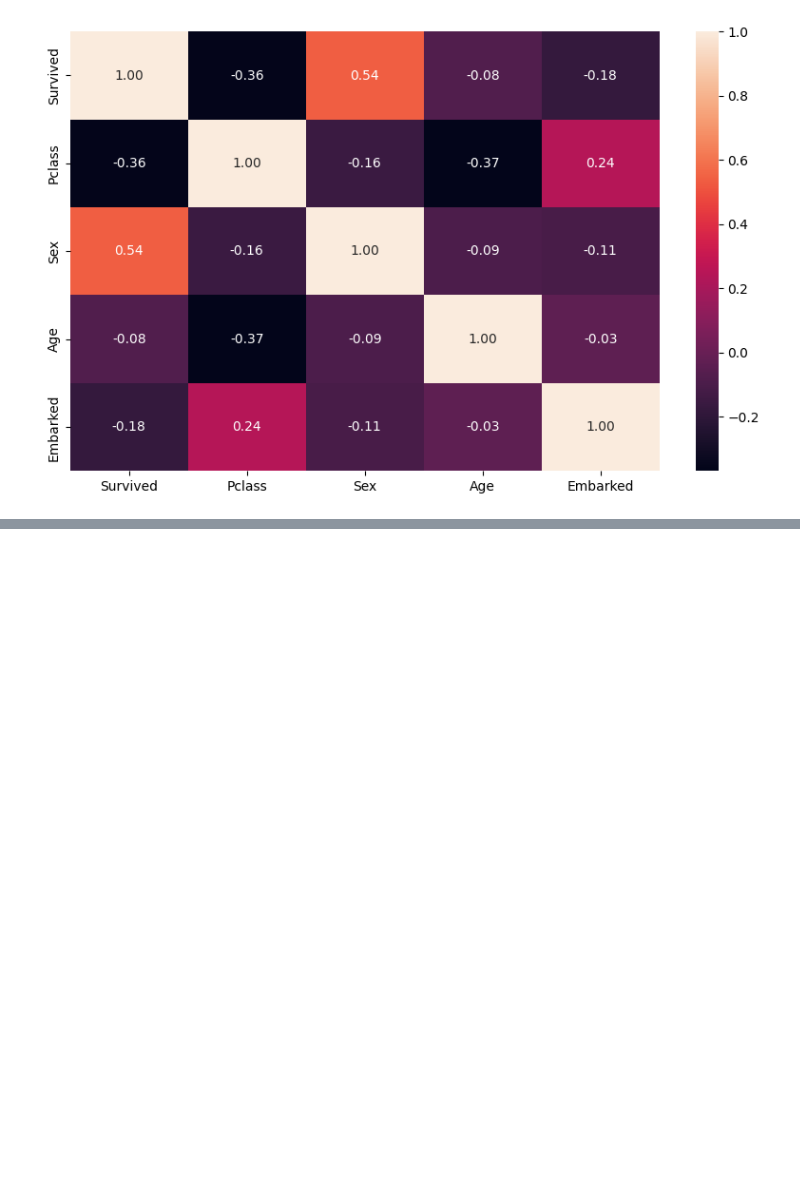
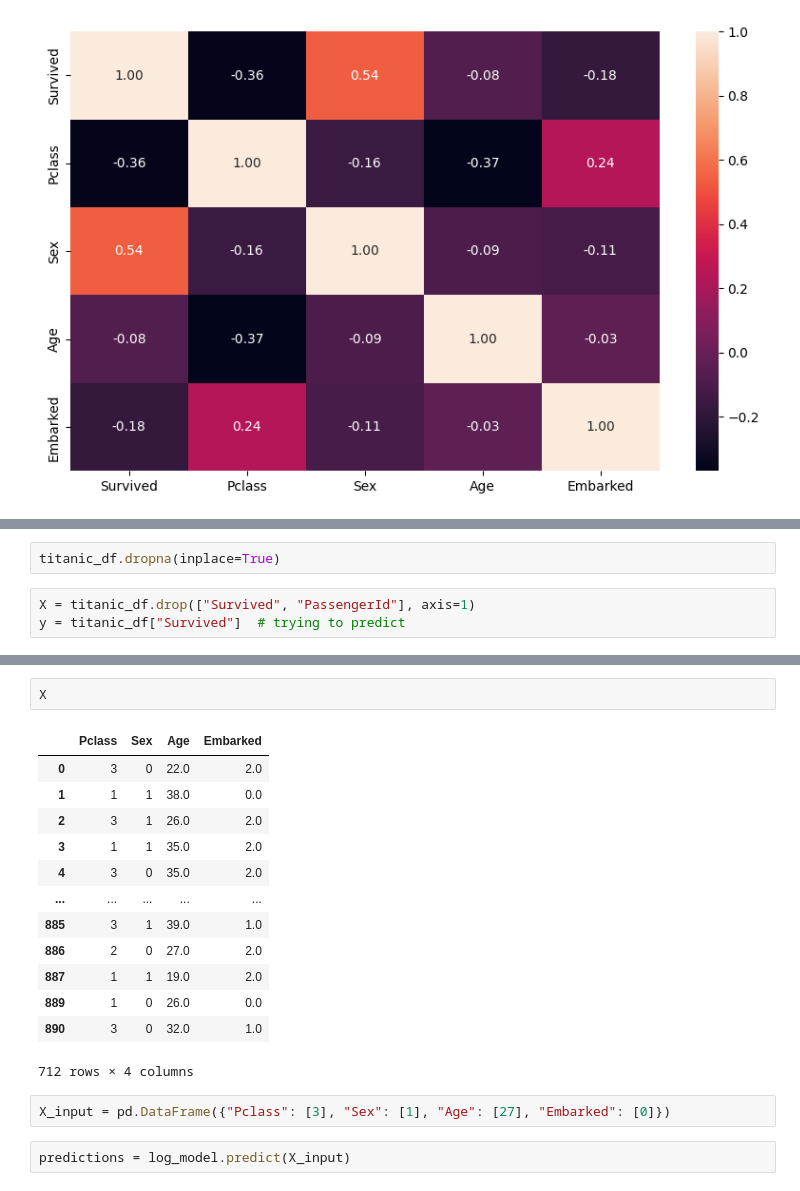
Before and after one commit to stevillis/titanic-data-viz, a Jupyter notebook: titanic_data_analysis.ipynb, the cells around one changed output, grey strips where cells are left out. Drawn from its saved outputs; the diff is of its cells as text; blank space fills up the shorter version.

```diff
--- a/titanic_data_analysis.ipynb
+++ b/titanic_data_analysis.ipynb
@@ -485,0 +490,5 @@ plt.show()
+# %%
+titanic_df.dropna(inplace=True)
+# %%
+X = titanic_df.drop(["Survived", "PassengerId"], axis=1)
+y = titanic_df["Survived"]  # trying to predict
@@ -485,0 +516,20 @@ plt.show()
+# %%
+X
+# %% [output]
+|  | Pclass | Sex | Age | Embarked |
+| 0 | 3 | 0 | 22.0 | 2.0 |
+| 1 | 1 | 1 | 38.0 | 0.0 |
+| 2 | 3 | 1 | 26.0 | 2.0 |
+| 3 | 1 | 1 | 35.0 | 2.0 |
+| 4 | 3 | 0 | 35.0 | 2.0 |
+| ... | ... | ... | ... | ... |
+| 885 | 3 | 1 | 39.0 | 1.0 |
+| 886 | 2 | 0 | 27.0 | 2.0 |
+| 887 | 1 | 1 | 19.0 | 2.0 |
+| 889 | 1 | 0 | 26.0 | 0.0 |
+| 890 | 3 | 0 | 32.0 | 1.0 |
+712 rows × 4 columns
+# %%
+X_input = pd.DataFrame({"Pclass": [3], "Sex": [1], "Age": [27], "Embarked": [0]})
+# %%
+predictions = log_model.predict(X_input)
```
Also changed, not shown: parts of 8 cells of this notebook, 1 other file.
